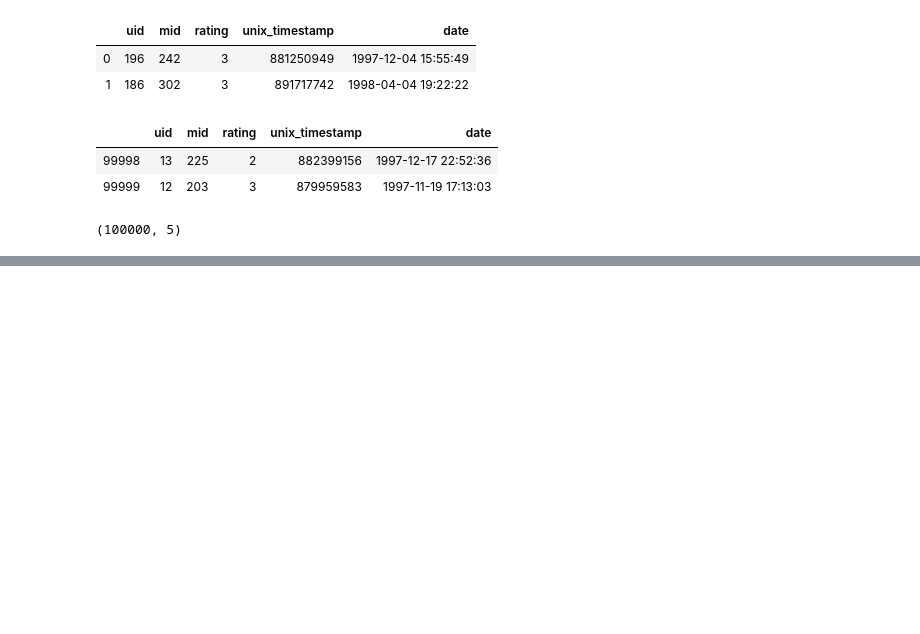
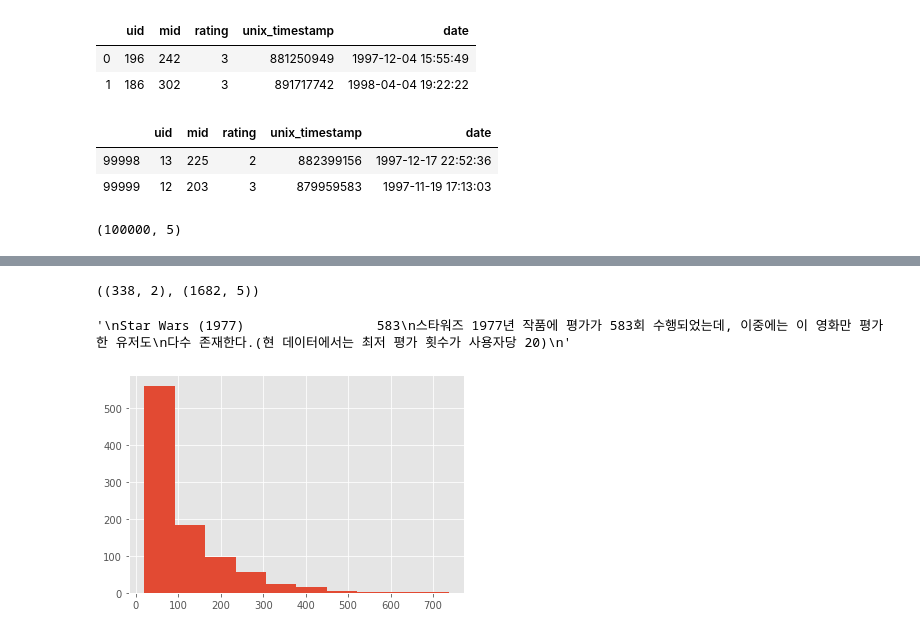
Before and after one commit to devkim0219/ml_dl_projects, a Jupyter notebook: ml/6. 지도학습의 회귀 분석 손실함수_평균제곱근오차 사용하여 평가.ipynb, the cells around one changed output, grey strips where cells are left out. Drawn from its saved outputs; the diff is of its cells as text; code cells hidden in the pictures; blank space fills up the shorter version.

```diff
--- a/ml/6. 지도학습의 회귀 분석 손실함수_평균제곱근오차 사용하여 평가.ipynb
+++ b/ml/6. 지도학습의 회귀 분석 손실함수_평균제곱근오차 사용하여 평가.ipynb
@@ -124,0 +131,6 @@ ratings.shape
+# %%
+# 평점과 영화 데이터 합치기
+# 합친 결과 -> 100000, 9
+# merge()를 수행할 때 중복되는 컬럼을 생략하면 알아서 찾아서 수행된다.
+movies_ratings = pd.merge(movies, ratings, on='mid')
+movies_ratings.head(2)
@@ -124,0 +151,4 @@ ratings.shape
+# %%
+# movies_ratings, user -> 합치기
+movie_lens = pd.merge(movies_ratings, users)
+movie_lens.head(2)
@@ -124,0 +248,6 @@ ratings.shape
+# %%
+# 영화 1682개 중에 임계값을 통과한 대상은 338개이다.
+# 이를 통해서 평점을 적게 받은 영화의 통계적인 추정도 가능하다.
+tmp.shape, movies.shape
+# %% [output]
+((338, 2), (1682, 5))
@@ -124,0 +260,18 @@ ratings.shape
+# %%
+# 히스토그램
+plt.style.use('ggplot')
+movie_lens.groupby('uid').size().sort_values(ascending=False).hist()
+
+# 사용자의 평가 횟수에 대한 성향
+# 빈도가 점점 낮아진다. -> 길게 꼬리르 늘어뜨리는 모양 -> 롱테일분포
+# "지프의 법칙"을 따른 굴곡 모양이다.
+# 영화의 평가가 많으면, 그 사용자들 중에는 1회성 평가 횟수도 많다.
+
+'''
+Star Wars (1977)                 583
+스타워즈 1977년 작품에 평가가 583회 수행되었는데, 이중에는 이 영화만 평가한 유저도
+다수 존재한다.(현 데이터에서는 최저 평가 횟수가 사용자당 20)
+'''
+# %% [output]
+'\nStar Wars (1977)                 583\n스타워즈 1977년 작품에 평가가 583회 수행되었는데, 이중에는 이 영화만 평가한 유저도\n다수 존재한다.(현 데이터에서는 최저 평가 횟수가 사용자당 20)\n'
+[figure, added]
```
Also changed, not shown: parts of 27 cells of this notebook.
